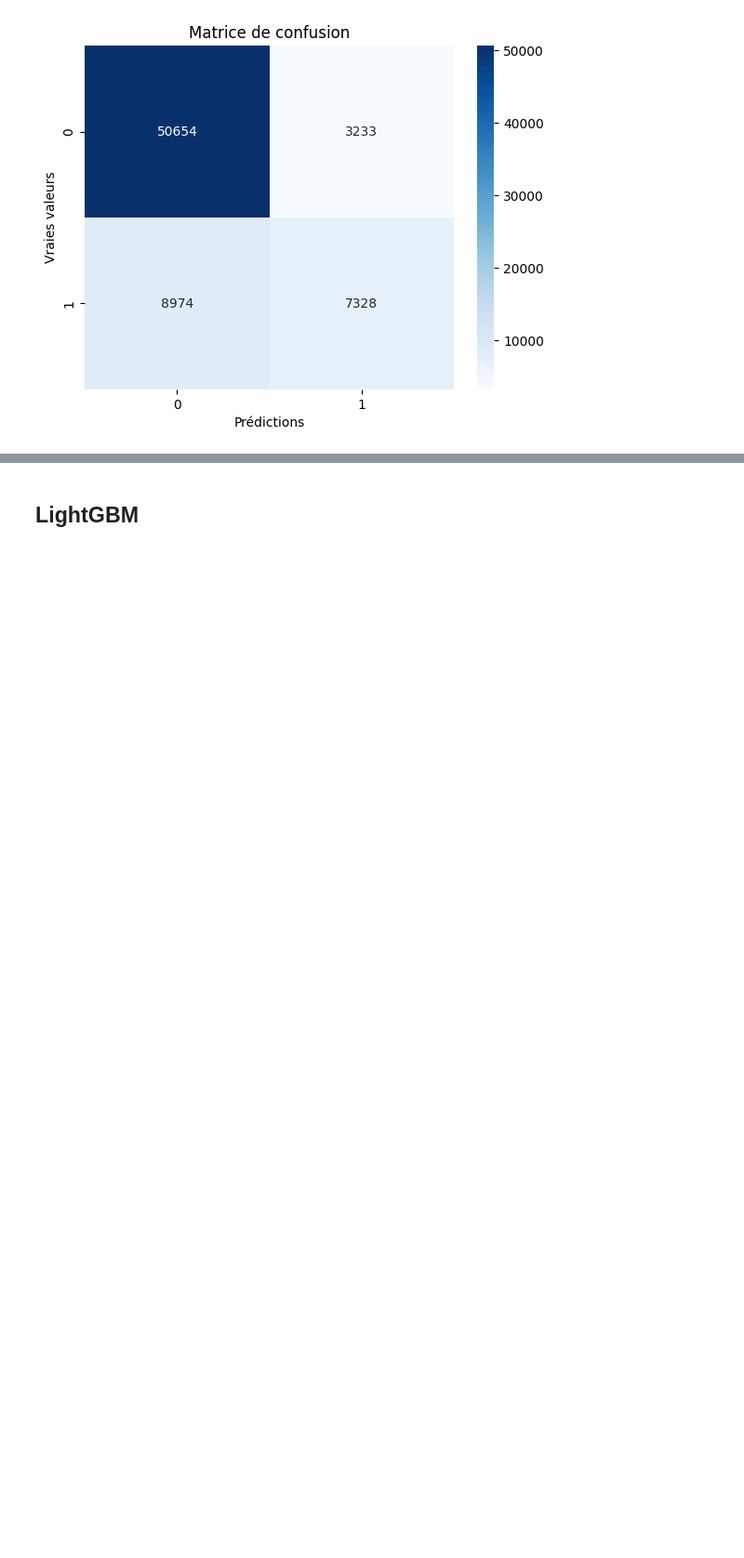
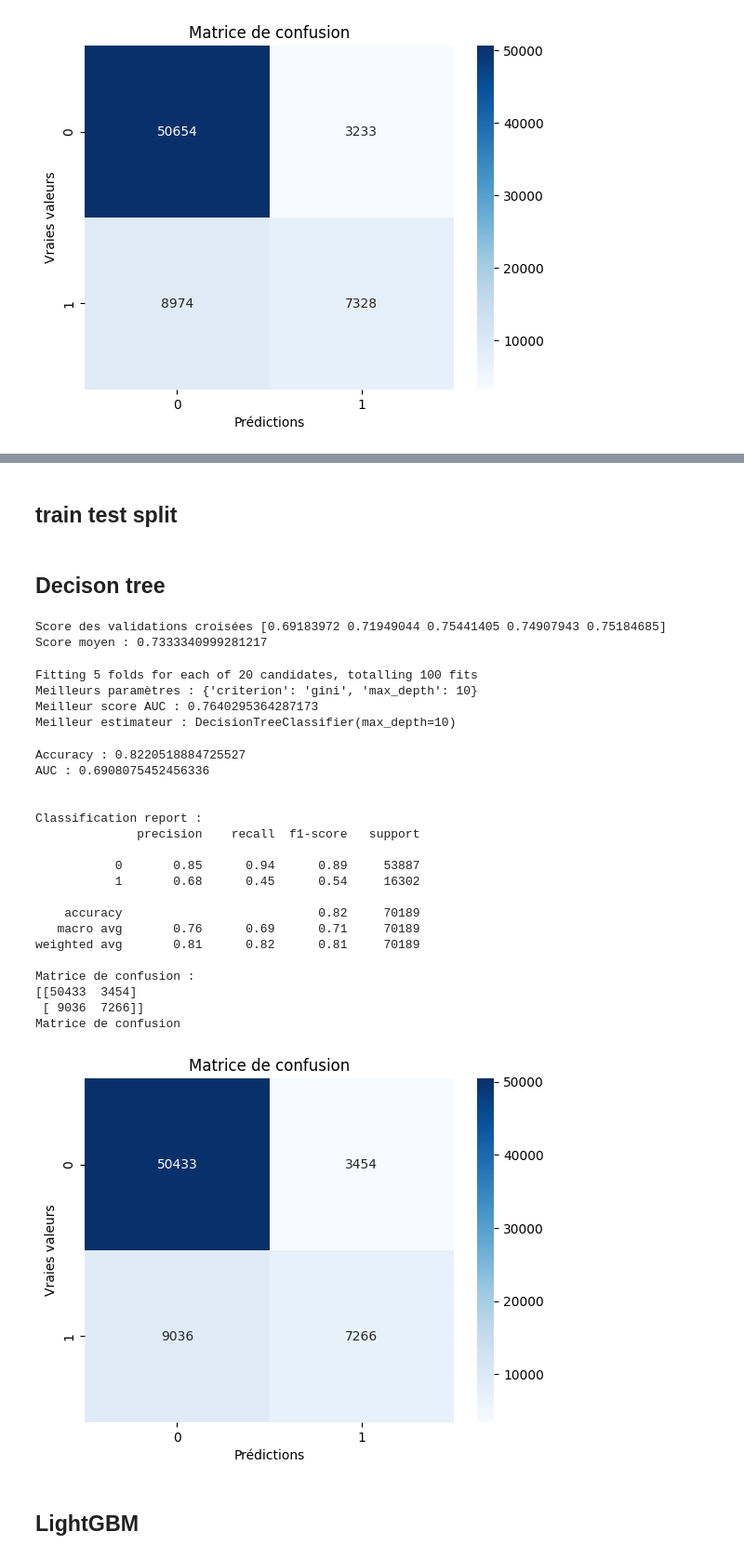
Before and after one commit to Death4Sword/ML_Cancer_Risk_Project, a Jupyter notebook: analyse_predictive.ipynb, the cells around one changed output, grey strips where cells are left out. Shown at 93% size. Cells and saved outputs as stored; diff of their text form; code cells hidden in the pictures; blank space fills up the shorter version.

```diff
--- a/analyse_predictive.ipynb
+++ b/analyse_predictive.ipynb
@@ -20,7 +23,7 @@ df.head()
 | 3 | Female | No | No | No | No | No | No | 4.10 | ... |
 | 4 | Female | Yes | Yes | No | No | No | No | 9.10 | ... |
 # %%
-ohe_encoding = OneHotEncoder(drop="first", sparse_output=False)
+ohe_encoding = OneHotEncoder(sparse_output=False)
 encoded_cols = ["Gender"]
 df_ohe_encoding = pd.DataFrame(ohe_encoding.fit_transform(df[encoded_cols]), columns=ohe_encoding.get_feature_names_out(encoded_cols))
 # %%
@@ -533,3 +316,71 @@ Matrice de confusion
+# %% [markdown]
+## train test split
+# %%
+smote = SMOTE(sampling_strategy="auto", random_state=42)
+
+X_train, X_test, y_train, y_test = train_test_split(X, y, test_size=0.33, random_state=42)
+X_resampled, y_resampled = smote.fit_resample(X_train, y_train)
+# %% [markdown]
+## Decison tree
+# %%
+model_decision_tree_smote = DecisionTreeClassifier(random_state=42)
+
+score = cross_val_score(model_decision_tree_smote, X_resampled, y_resampled, cv=5)
+print(f'Score des validations croisées {score}')
+print(f'Score moyen : {score.mean()}')
+
+df_resultats['decision_tree_smote'] = score
+# %% [output]
+Score des validations croisées [0.69183972 0.71949044 0.75441405 0.74907943 0.75184685]
+Score moyen : 0.7333340999281217
+# %%
+clf_decision_tree_smote = GridSearchCV(cv=5, estimator=DecisionTreeClassifier(), param_grid={'max_depth' :[1,2,3,4,5,6,7,8,9,10], 'criterion' : ['gini', 'entropy']},scoring='roc_auc', verbose=1, n_jobs=-1)
+clf_decision_tree_smote.fit(X_resampled, y_resampled)
+
+print(f'Meilleurs paramètres : {clf_decision_tree_smote.best_params_}')
+print(f'Meilleur score AUC : {clf_decision_tree_smote.best_score_}')
+print(f'Meilleur estimateur : {clf_decision_tree_smote.best_estimator_}')
+# %% [output]
+Fitting 5 folds for each of 20 candidates, totalling 100 fits
+Meilleurs paramètres : {'criterion': 'gini', 'max_depth': 10}
+Meilleur score AUC : 0.7640295364287173
+Meilleur estimateur : DecisionTreeClassifier(max_depth=10)
+# %%
+model_decision_tree_smote = clf_decision_tree_smote.best_estimator_
+y_pred_decision_tree_smote = model_decision_tree_smote.predict(X_test)
+
+print(f'Accuracy : {accuracy_score(y_test, y_pred_decision_tree_smote)}')
+print(f'AUC : {roc_auc_score(y_test, y_pred_decision_tree_smote)}')
+print(f'\n\nClassification report : \n{classification_report(y_test, y_pred_decision_tree_smote)}')
+print(f'Matrice de confusion : \n{confusion_matrix(y_test, y_pred_decision_tree_smote)}')
+
+print(f'Matrice de confusion')
+confusion_matrix_graph = confusion_matrix(y_test, y_pred_decision_tree_smote)
+sns.heatmap(confusion_matrix_graph, annot=True, fmt='d', cmap="Blues")
+plt.xlabel("Prédictions")
+plt.ylabel("Vraies valeurs")
+plt.title("Matrice de confusion")
+plt.show()
+# %% [output]
+Accuracy : 0.8220518884725527
+AUC : 0.6908075452456336
+
+
+Classification report :
+              precision    recall  f1-score   support
+
+           0       0.85      0.94      0.89     53887
+           1       0.68      0.45      0.54     16302
+
+    accuracy                           0.82     70189
+   macro avg       0.76      0.69      0.71     70189
+weighted avg       0.81      0.82      0.81     70189
+
+Matrice de confusion :
+[[50433  3454]
+ [ 9036  7266]]
+Matrice de confusion
+[figure, added]
 # %% [markdown]
 ## LightGBM
 # %%
```
Also changed, not shown: parts of 41 cells of this notebook, 2 other files.
